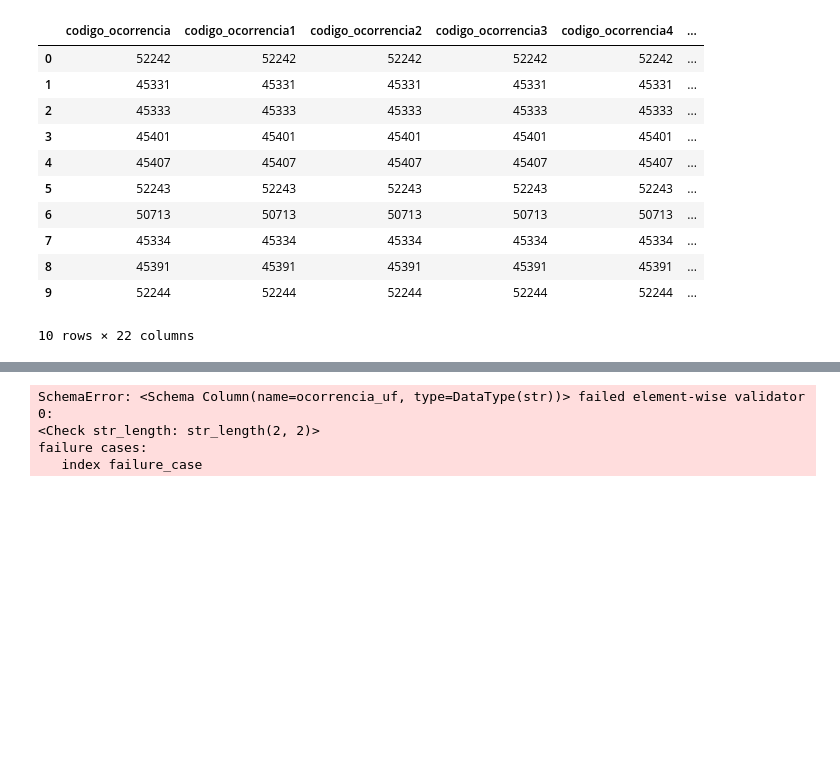
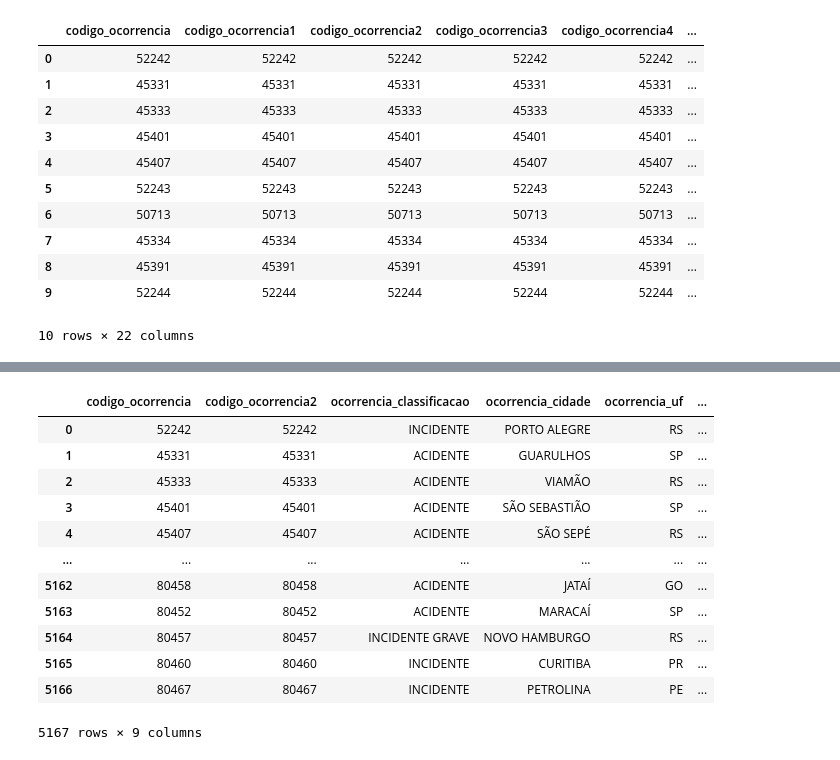
Before and after one commit to PatrickFRR/Fundamentos-de-ETL-com-Python, a Jupyter notebook: data_validation.ipynb, the cells around one changed output, grey strips where cells are left out. Saved outputs shown, nothing was run; the diff lists cells and outputs as text; code cells hidden in the pictures; blank space fills up the shorter version.

```diff
--- a/data_validation.ipynb
+++ b/data_validation.ipynb
@@ -21,0 +19,16 @@ import pandera as pa
+# %%
+# Removendo dados que não serão utilizados no projeto
+data.drop('codigo_ocorrencia1', axis= 1, inplace= True)
+data.drop('codigo_ocorrencia3', axis = 1, inplace= True)
+data.drop('codigo_ocorrencia4', axis=1, inplace= True)
+data.drop('ocorrencia_latitude', axis=1, inplace= True)
+data.drop('ocorrencia_longitude', axis=1, inplace= True)
+data.drop('ocorrencia_pais', axis=1, inplace= True)
+data.drop('investigacao_aeronave_liberada', axis=1, inplace= True)
+data.drop('investigacao_status', axis=1, inplace= True)
+data.drop('divulgacao_relatorio_numero', axis=1, inplace= True)
+data.drop('divulgacao_relatorio_publicado', axis=1, inplace= True)
+data.drop('divulgacao_dia_publicacao', axis=1, inplace= True)
+data.drop('total_aeronaves_envolvidas', axis=1, inplace= True)
+data.drop('ocorrencia_saida_pista', axis=1, inplace= True)
+data.head()
@@ -22,7 +53,34 @@ import pandera as pa
+# %%
+# Validando os dados extraídos da "Tabela de ocorrência" do CENIPA
+import pandera as pa
+
+schema = pa.DataFrameSchema(
+    columns = {
+        "codigo_ocorrencia": pa.Column(pa.Int),
+        "codigo_ocorrencia2": pa.Column(pa.Int),
+        "ocorrencia_classificacao": pa.Column(pa.String),
+        "ocorrencia_cidade": pa.Column(pa.String),
+        "ocorrencia_uf": pa.Column(pa.String, pa.Check.str_length(2,2)),
+        "ocorrencia_aerodromo": pa.Column(pa.String),
+        "ocorrencia_dia": pa.Column(pa.DateTime),
+        "ocorrencia_hora": pa.Column(pa.String, pa.Check.str_matches(r'^([0-1]?[0-9]|[2][0-3]):([0-5][0-9])(:[0-5][0-9])?$'), nullable=True),
+        "total_recomendacoes": pa.Column(pa.Int)
+    }
+)
 # %%
-# Imprimindo validação
+# Imprimindo validação dos dados
+schema.validate(data)
 # %% [output]
+|  | codigo_ocorrencia | codigo_ocorrencia2 | ocorrencia_classificacao | ocorrencia_cidade | ocorrencia_uf | ... |
+| 0 | 52242 | 52242 | INCIDENTE | PORTO ALEGRE | RS | ... |
+| 1 | 45331 | 45331 | ACIDENTE | GUARULHOS | SP | ... |
+| 2 | 45333 | 45333 | ACIDENTE | VIAMÃO | RS | ... |
+| 3 | 45401 | 45401 | ACIDENTE | SÃO SEBASTIÃO | SP | ... |
+| 4 | 45407 | 45407 | ACIDENTE | SÃO SEPÉ | RS | ... |
+| ... | ... | ... | ... | ... | ... | ... |
+| 5162 | 80458 | 80458 | ACIDENTE | JATAÍ | GO | ... |
+| 5163 | 80452 | 80452 | ACIDENTE | MARACAÍ | SP | ... |
+| 5164 | 80457 | 80457 | INCIDENTE GRAVE | NOVO HAMBURGO | RS | ... |
+| 5165 | 80460 | 80460 | INCIDENTE | CURITIBA | PR | ... |
+| 5166 | 80467 | 80467 | INCIDENTE | PETROLINA | PE | ... |
-SchemaError: <Schema Column(name=ocorrencia_uf, type=DataType(str))> failed element-wise validator 0:
-<Check str_length: str_length(2, 2)>
-failure cases:
-   index failure_case
+5167 rows × 9 columns
```
Also changed, not shown: parts of 5 cells of this notebook, 3 other files.
